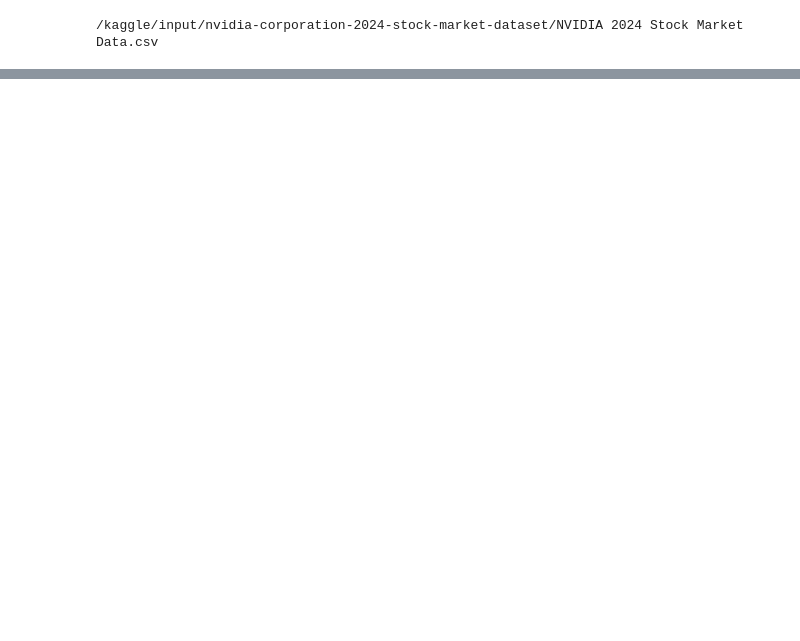
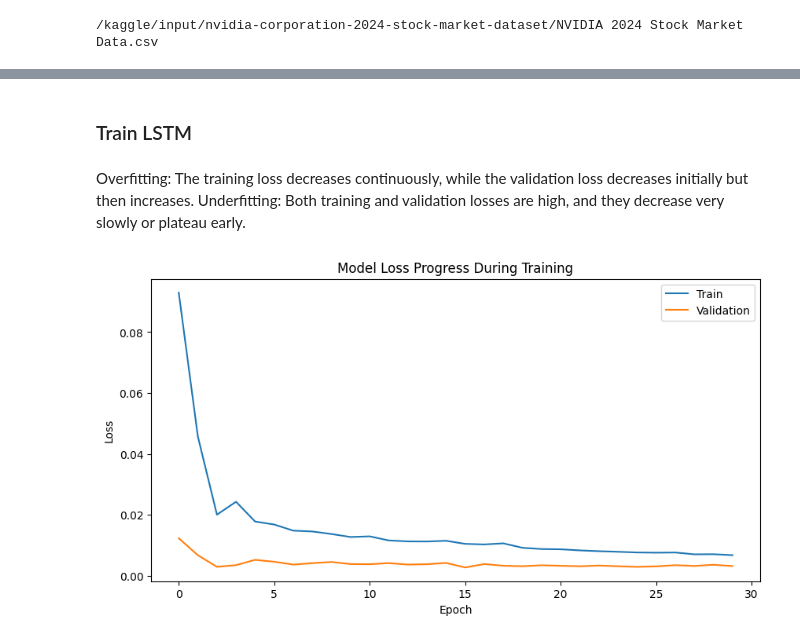
Before and after one commit to nm2fs/Kaggle-, a Jupyter notebook: lstm-time-series-modeling-nvidia-2024-stocks.ipynb, the cells around one changed output, grey strips where cells are left out. Saved outputs shown, nothing was run; the diff lists cells and outputs as text; code cells hidden in the pictures; blank space fills up the shorter version.

Commit message:
Kaggle Notebook | LSTM Time Series Modeling NVIDIA 2024 Stocks | Version 4

```diff
--- a/lstm-time-series-modeling-nvidia-2024-stocks.ipynb
+++ b/lstm-time-series-modeling-nvidia-2024-stocks.ipynb
@@ -20,0 +213,8 @@ for dirname, _, filenames in os.walk('/kaggle/input'):
+# %%
+train_size = int(len(nvidia_stock) * 0.8)
+train, test = nvidia_stock[:train_size], nvidia_stock[train_size:]
+
+# Normalizing the volume data
+scaler = MinMaxScaler(feature_range=(0, 1))
+train_scaled = scaler.fit_transform(train[['volume_byB']])
+test_scaled = scaler.transform(test[['volume_byB']])
@@ -20,0 +239,24 @@ for dirname, _, filenames in os.walk('/kaggle/input'):
+# %%
+# # Simplifying the model if overfitting
+# model = Sequential()
+# model.add(LSTM(32, input_shape=(X_train.shape[1], 1)))  # Reduced number of units
+# model.add(Dense(1))
+
+# model.compile(optimizer='adam', loss='mean_squared_error')
+
+# Or, enhancing the model if underfitting
+model = Sequential([
+    Dense(128, activation='relu', input_shape=(X_train.shape[1],)),
+    Dense(128, activation='relu'),
+    Dense(1)
+])
+
+# Example of increasing epochs and adjusting learning rate
+from tensorflow.keras.optimizers import Adam
+
+optimizer = Adam(learning_rate=0.001)
+model.compile(optimizer=optimizer, loss='mean_squared_error')
+history = model.fit(X_train, y_train, epochs=30, batch_size=32, validation_data=(X_test, y_test))
+
+
+model.compile(optimizer='adam', loss='mean_squared_error')
@@ -20,0 +281,2 @@ for dirname, _, filenames in os.walk('/kaggle/input'):
+# %% [markdown]
+### Train LSTM
@@ -20,0 +295,18 @@ for dirname, _, filenames in os.walk('/kaggle/input'):
+# %% [markdown]
+Overfitting: The training loss decreases continuously, while the validation loss decreases initially but then increases.
+Underfitting: Both training and validation losses are high, and they decrease very slowly or plateau early.
+# %%
+import matplotlib.pyplot as plt
+
+# Plot training & validation loss values
+plt.figure(figsize=(10, 5))
+plt.plot(history.history['loss'], label='Train Loss')
+if 'val_loss' in history.history:
+    plt.plot(history.history['val_loss'], label='Validation Loss')
+plt.title('Model Loss Progress During Training')
+plt.ylabel('Loss')
+plt.xlabel('Epoch')
+plt.legend(['Train', 'Validation'], loc='upper right')
+plt.show()
+# %% [output]
+[figure, added]
```
Also changed, not shown: parts of 30 cells of this notebook.
